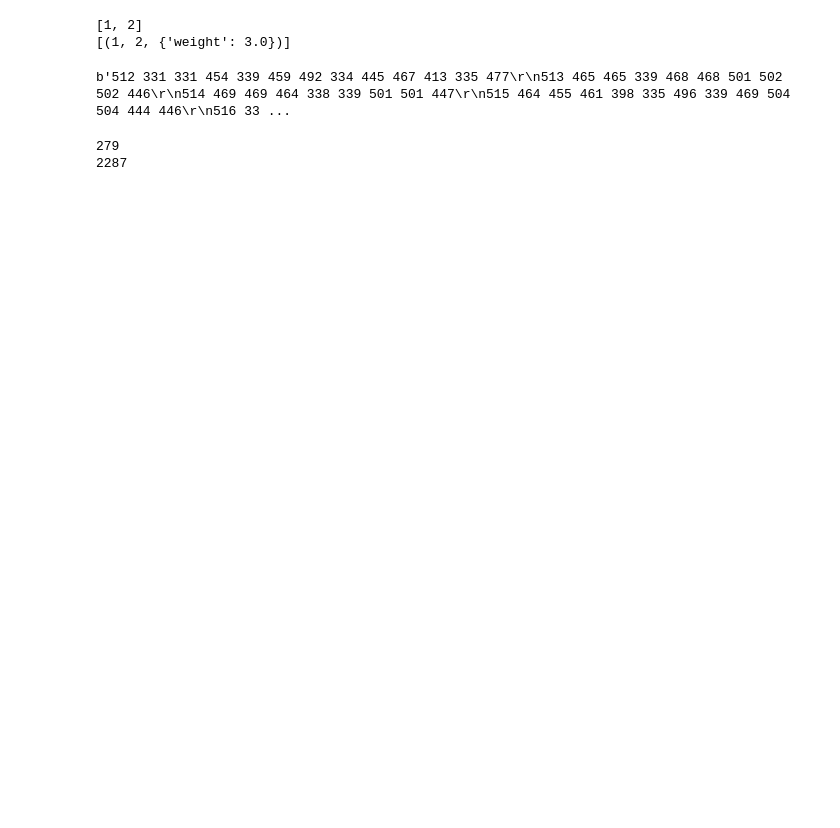
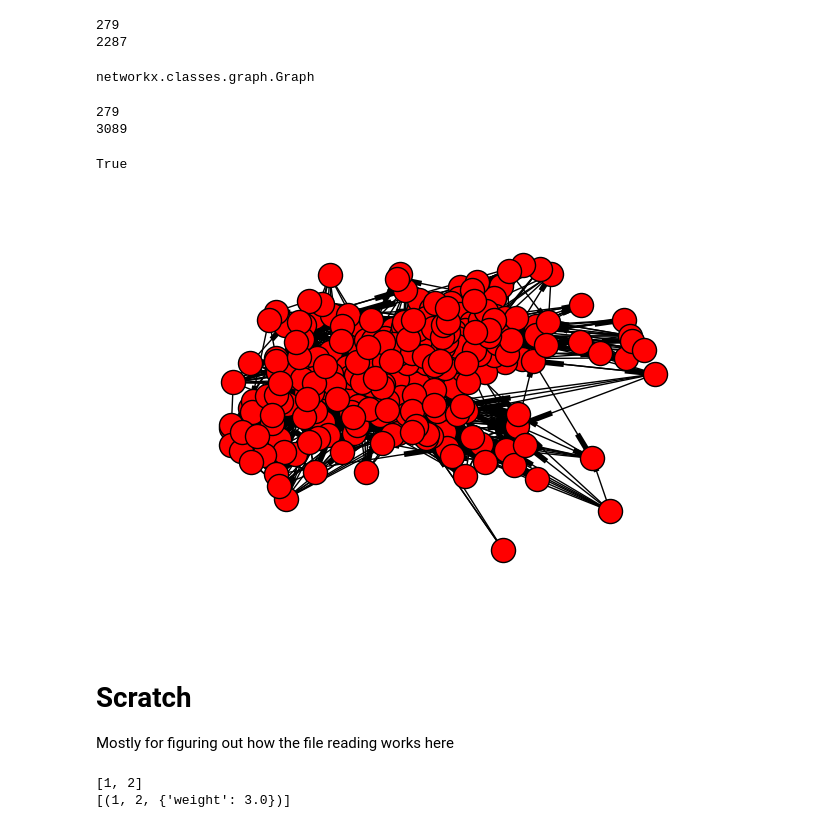
Before and after one commit to darthbeeblebrox/Network_Control, a Jupyter notebook: Importing Adjacency file.ipynb, the cells around one changed output. Saved outputs shown, nothing was run; the diff lists cells and outputs as text; code cells hidden in the pictures; blank space fills up the shorter version.

```diff
--- a/Importing Adjacency file.ipynb
+++ b/Importing Adjacency file.ipynb
@@ -35,23 +38,38 @@ plt.axis('off')
-# %%
-textline = '1 2 3'
-fh = open('test.edgelist','w')
-d = fh.write(textline)
-fh.close()
-G = nx.read_edgelist('test.edgelist', nodetype=int, data=(('weight',float),))
-print(G.nodes())
-print(G.edges(data = True))
-# %% [output]
-[1, 2]
-[(1, 2, {'weight': 3.0})]
-# %%
-fh = open('elegansAdjWordpad.txt','rb')
-
-print(fh.read())
-# %% [output]
-b'512 331 331 454 339 459 492 334 445 467 413 335 477\r\n513 465 465 339 468 468 501 502 502 446\r\n514 469 469 464 338 339 501 501 447\r\n515 464 455 461 398 335 496 339 469 504 504 444 446\r\n516 33 ...
 # %%
 print(G.number_of_nodes())
 print(G.number_of_edges())
 # %% [output]
 279
 2287
+# %%
+type(G)
+# %% [output]
+networkx.classes.graph.Graph
+# %%
+Ggml = nx.read_graphml('elegansGraphML.txt')
+# %%
+print(Ggml.number_of_nodes())
+print(Ggml.number_of_edges())
+
+#nx.draw(Ggml)
+
+Ggml.is_directed()
+# %% [output]
+279
+3089
+True
+[figure, added]
+# %% [markdown]
+# Scratch
+Mostly for figuring out how the file reading works here
+# %%
+textline = '1 2 3'
+fh = open('test.edgelist','w')
+d = fh.write(textline)
+fh.close()
+G2 = nx.read_edgelist('test.edgelist', nodetype=int, data=(('weight',float),))
+print(G2.nodes())
+print(G2.edges(data = True))
+# %% [output]
+[1, 2]
+[(1, 2, {'weight': 3.0})]
```
Also changed, not shown: parts of 4 cells of this notebook, 2 other files.
